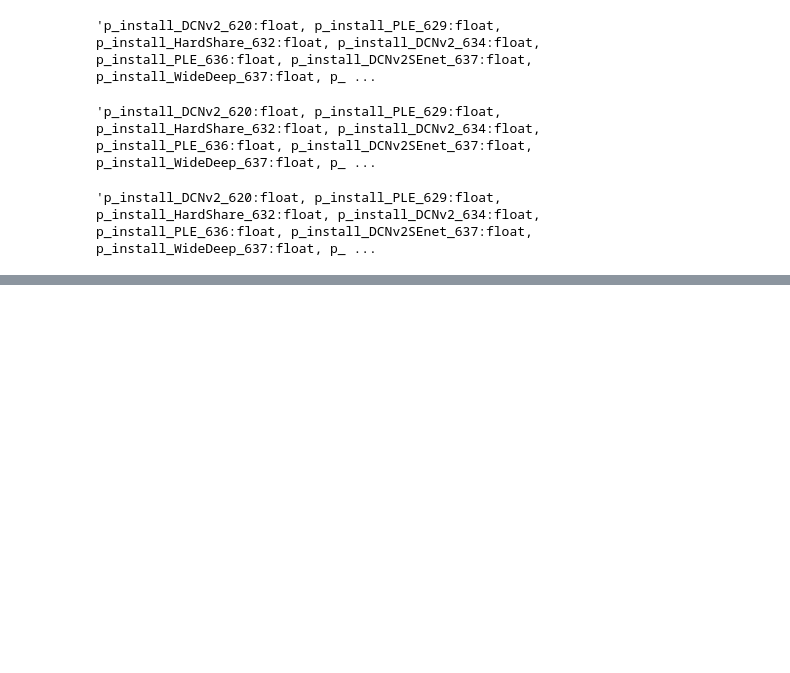
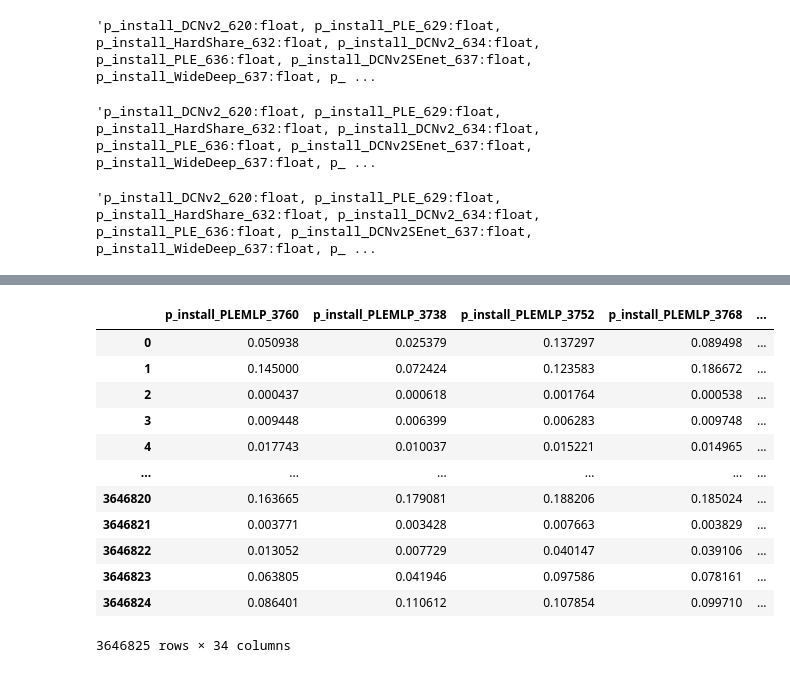
Before and after one commit to pepsi2222/RecSys-Challenge-23, a Jupyter notebook: ensemble/ensemble1.ipynb, the cells around one changed output, grey strips where cells are left out. Drawn from its saved outputs; the diff is of its cells as text; code cells hidden in the pictures; blank space fills up the shorter version.

```diff
--- a/ensemble/ensemble1.ipynb
+++ b/ensemble/ensemble1.ipynb
@@ -418,0 +439,18 @@ final_install[rc_640 + ['is_installed']].to_csv('/root/autodl-tmp/xingmei/RecSys
+# %%
+wxm_1401_1 = pd.read_csv('/root/autodl-tmp/xingmei/RecSys23/data/install_probs_trn_val_tst_1401_1.csv', sep='\t')
+# %%
+wxm_1401_1
+# %% [output]
+|  | p_install_PLEMLP_3760 | p_install_PLEMLP_3738 | p_install_PLEMLP_3752 | p_install_PLEMLP_3768 | ... |
+| 0 | 0.050938 | 0.025379 | 0.137297 | 0.089498 | ... |
+| 1 | 0.145000 | 0.072424 | 0.123583 | 0.186672 | ... |
+| 2 | 0.000437 | 0.000618 | 0.001764 | 0.000538 | ... |
+| 3 | 0.009448 | 0.006399 | 0.006283 | 0.009748 | ... |
+| 4 | 0.017743 | 0.010037 | 0.015221 | 0.014965 | ... |
+| ... | ... | ... | ... | ... | ... |
+| 3646820 | 0.163665 | 0.179081 | 0.188206 | 0.185024 | ... |
+| 3646821 | 0.003771 | 0.003428 | 0.007663 | 0.003829 | ... |
+| 3646822 | 0.013052 | 0.007729 | 0.040147 | 0.039106 | ... |
+| 3646823 | 0.063805 | 0.041946 | 0.097586 | 0.078161 | ... |
+| 3646824 | 0.086401 | 0.110612 | 0.107854 | 0.099710 | ... |
+3646825 rows × 34 columns
```
Also changed, not shown: parts of 70 cells of this notebook, 10 other files.
